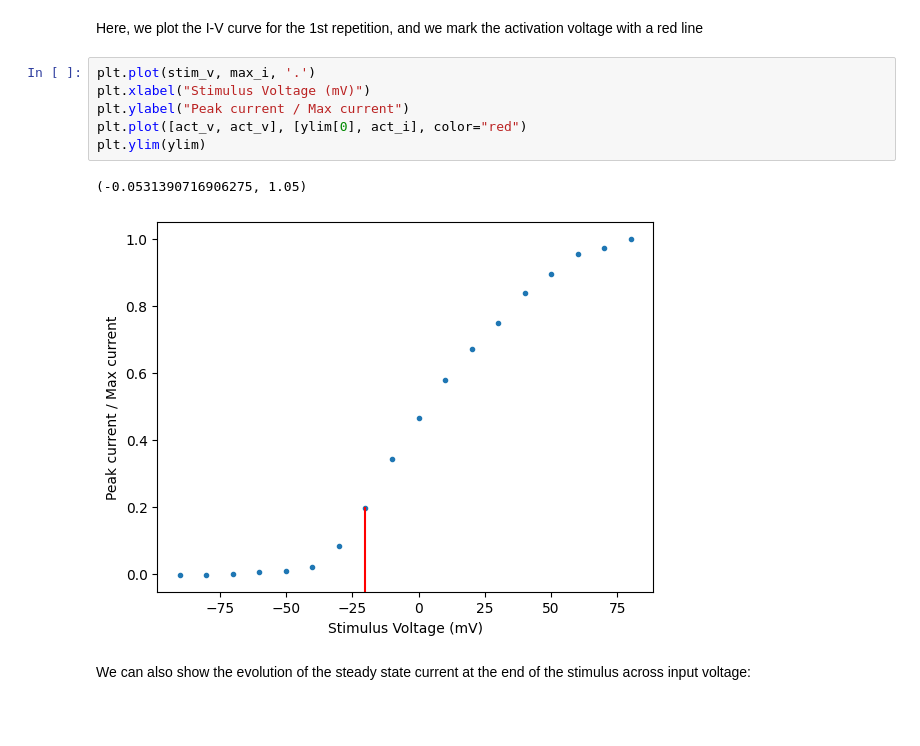
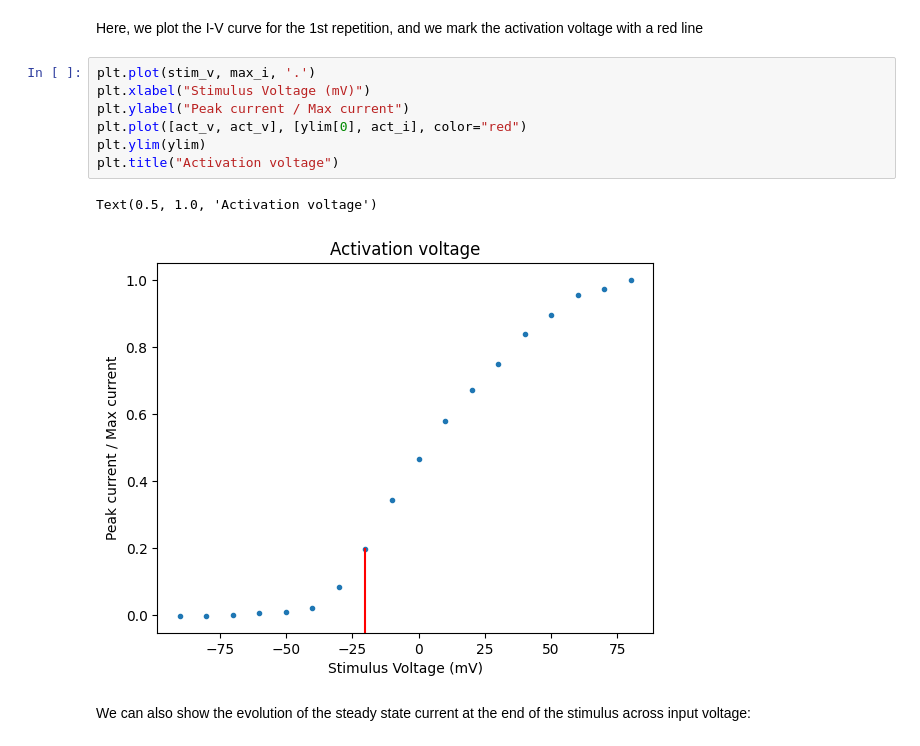
Before and after one commit to BlueBrain/eFEL, a Jupyter notebook: examples/voltage_clamp/voltage_clamp.ipynb, the cells around one changed output. Drawn from its saved outputs; the diff is of its cells as text; blank space fills up the shorter version.

Commit message:
update voltage clamp example notebook

```diff
--- a/examples/voltage_clamp/voltage_clamp.ipynb
+++ b/examples/voltage_clamp/voltage_clamp.ipynb
@@ -86,12 +87,13 @@ Here, we plot the I-V curve for the 1st repetition, and we mark the activation v
 # %%
 plt.plot(stim_v, max_i, '.')
 plt.xlabel("Stimulus Voltage (mV)")
 plt.ylabel("Peak current / Max current")
 plt.plot([act_v, act_v], [ylim[0], act_i], color="red")
 plt.ylim(ylim)
+plt.title("Activation voltage")
 # %% [output]
-(-0.0531390716906275, 1.05)
+Text(0.5, 1.0, 'Activation voltage')
-[figure, old version]
+[figure, new version]
 # %% [markdown]
 We can also show the evolution of the steady state current at the end of the stimulus across input voltage:
 # %%
```
Also changed, not shown: parts of 10 cells of this notebook.
